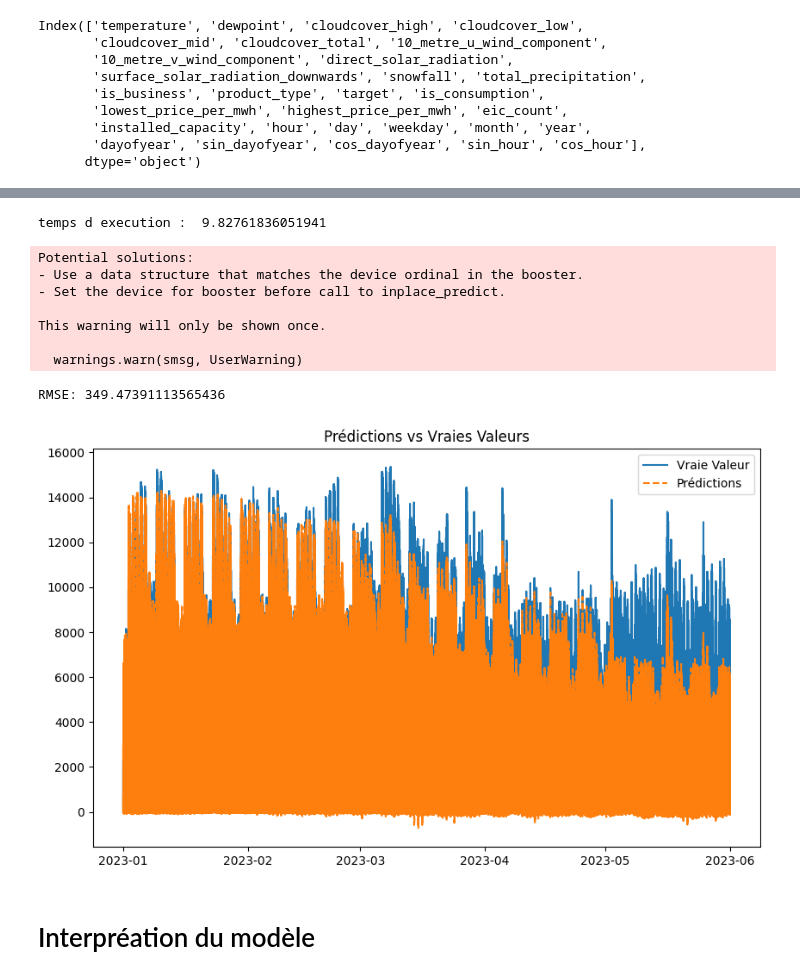
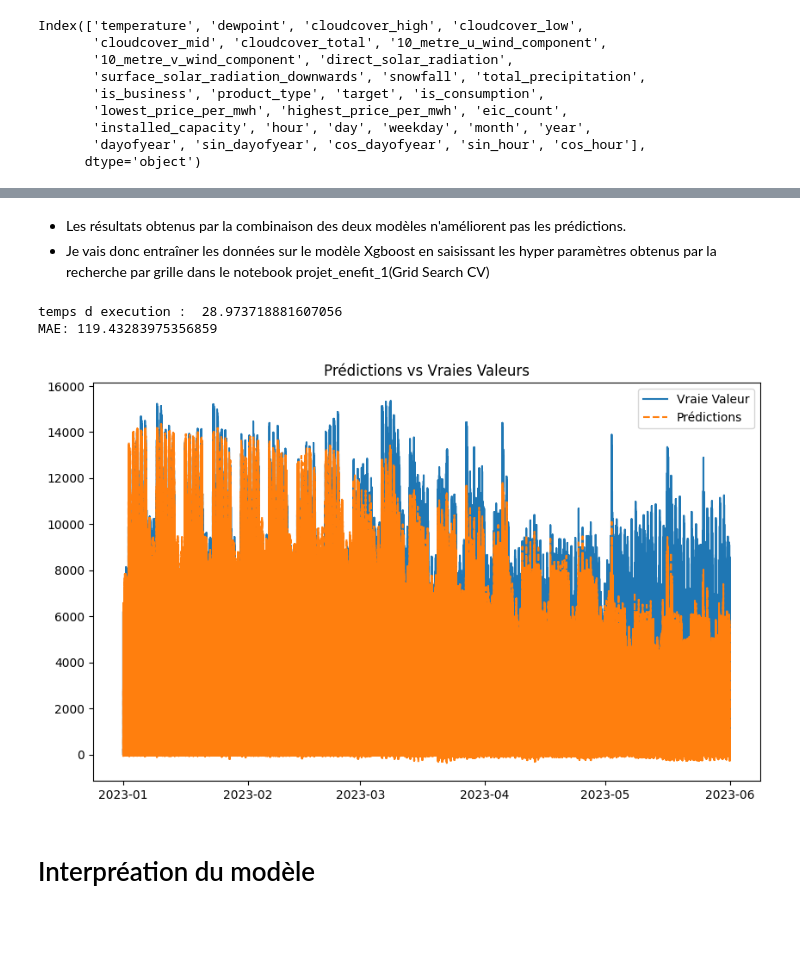
Before and after one commit to Dragomir91/Enefit_prediction_consumption, a Jupyter notebook: project-enefit-2.ipynb, the cells around one changed output, grey strips where cells are left out. Saved outputs shown, nothing was run; the diff lists cells and outputs as text; code cells hidden in the pictures; blank space fills up the shorter version.

Commit message:
update code project enefit 2

```diff
--- a/project-enefit-2.ipynb
+++ b/project-enefit-2.ipynb
@@ -57,18 +30,20 @@ def first_infos(df, name):
     print('nan number :',n_na)
     print(df.info())
 # %%
-dataset_train = pd.read_csv('/kaggle/input/predict-energy-behavior-of-prosumers/train.csv',sep=',')
-dataset_client = pd.read_csv('/kaggle/input/predict-energy-behavior-of-prosumers/client.csv',sep=',')
-dataset_elec_prices = pd.read_csv('/kaggle/input/predict-energy-behavior-of-prosumers/electricity_prices.csv',sep=',')
-dataset_forcast_weather = pd.read_csv('/kaggle/input/predict-energy-behavior-of-prosumers/forecast_weather.csv',sep=',')
-dataset_gas_prices = pd.read_csv('/kaggle/input/predict-energy-behavior-of-prosumers/gas_prices.csv',sep=',')
-dataset_historical_weather = pd.read_csv('/kaggle/input/predict-energy-behavior-of-prosumers/historical_weather.csv',sep=',')
-dataset_weather_station = pd.read_csv('/kaggle/input/predict-energy-behavior-of-prosumers/weather_station_to_county_mapping.csv',sep=',')
-dataset_sample_submission = pd.read_csv('/kaggle/input/predict-energy-behavior-of-prosumers/example_test_files/sample_submission.csv',sep=',')
-dataset_test = pd.read_csv('/kaggle/input/predict-energy-behavior-of-prosumers/example_test_files/test.csv',sep=',')
-dataset_test_client = pd.read_csv('/kaggle/input/predict-energy-behavior-of-prosumers/example_test_files/client.csv',sep=',')
-dataset_test_elec_prices = pd.read_csv('/kaggle/input/predict-energy-behavior-of-prosumers/example_test_files/electricity_prices.csv',sep=',')
-dataset_test_forecast_weather = pd.read_csv('/kaggle/input/predict-energy-behavior-of-prosumers/example_test_files/forecast_weather.csv',sep=',')
-dataset_test_gas_prices = pd.read_csv('/kaggle/input/predict-energy-behavior-of-prosumers/example_test_files/gas_prices.csv',sep=',')
-dataset_test_historical_weather = pd.read_csv('/kaggle/input/predict-energy-behavior-of-prosumers/example_test_files/historical_weather.csv',sep=',')
-dataset_revealed_targets = pd.read_csv('/kaggle/input/predict-energy-behavior-of-prosumers/example_test_files/revealed_targets.csv',sep=',')
+dataset_train = pd.read_csv('/home/drago/Documents/predict_energy/train.csv',sep=',')
+dataset_client = pd.read_csv('/home/drago/Documents/predict_energy/client.csv',sep=',')
+dataset_elec_prices = pd.read_csv('/home/drago/Documents/predict_energy/electricity_prices.csv',sep=',')
+dataset_forcast_weather = pd.read_csv('/home/drago/Documents/predict_energy/forecast_weather.csv',sep=',')
+dataset_gas_prices = pd.read_csv('/home/drago/Documents/predict_energy/gas_prices.csv',sep=',')
+dataset_historical_weather = pd.read_csv('/home/drago/Documents/predict_energy/historical_weather.csv',sep=',')
+dataset_weather_station = pd.read_csv('/home/drago/Documents/predict_energy/weather_station_to_county_mapping.csv',sep=',')
+
+
+dataset_sample_submission = pd.read_csv('/home/drago/Documents/predict_energy/example_test_files/sample_submission.csv',sep=',')
+dataset_test = pd.read_csv('/home/drago/Documents/predict_energy/example_test_files/test.csv',sep=',')
+dataset_test_client = pd.read_csv('/home/drago/Documents/predict_energy/example_test_files/client.csv',sep=',')
+dataset_test_elec_prices = pd.read_csv('/home/drago/Documents/predict_energy/example_test_files/electricity_prices.csv',sep=',')
+dataset_test_forecast_weather = pd.read_csv('/home/drago/Documents/predict_energy/example_test_files/forecast_weather.csv',sep=',')
+dataset_test_gas_prices = pd.read_csv('/home/drago/Documents/predict_energy/example_test_files/gas_prices.csv',sep=',')
+dataset_test_historical_weather = pd.read_csv('/home/drago/Documents/predict_energy/example_test_files/historical_weather.csv',sep=',')
+dataset_revealed_targets = pd.read_csv('/home/drago/Documents/predict_energy/example_test_files/revealed_targets.csv',sep=',')
@@ -174,0 +240,3 @@ df_train_forecast.head(1)
+# %%
+df_train_forecast = merge_dataframe_train(dataset_train, dataset_gas_prices,dataset_client, dataset_elec_prices, dataset_forcast_weather)
+df_train_forecast.head()
@@ -233,3 +531,6 @@ def create_lagged_features(df, target,lags):
+# %% [markdown]
+- Les résultats obtenus par la combinaison des deux modèles n'améliorent pas les prédictions.
+- Je vais donc entraîner les données sur le modèle Xgboost en saisissant les hyper paramètres obtenus par la recherche par grille dans le notebook projet_enefit_1(Grid Search CV)
 # %%
 import time
 
@@ -246,47 +547,40 @@ y_train = df_train_forecast2.target.loc[(df_train_forecast2.index.year>=2021)&(d
 y_test = df_train_forecast2.target.loc[(df_train_forecast2.target.index.year == 2023)]
 
 lags = [1, 2, 3, 7, 14, 40]
 
 X_train_lag = create_lagged_features(X_train,'target',lags=lags)
 X_train_lag.dropna(inplace=True)
 X_test_lag = create_lagged_features(X_test,'target',lags=lags)
 X_test_lag.dropna(inplace=True)
 
 X_train_lag.drop(columns='target',inplace=True)
 X_test_lag.drop(columns='target',inplace=True)
 
 t1 = time.time()
 # Créer et entraîner le modèle XGBoost
-model = XGBRegressor(objective='reg:squarederror', subsample = 0.6, n_estimators=300, learning_rate=0.1, max_depth=6,tree_method='hist', device='cuda')
+model = XGBRegressor(objective='reg:squarederror', subsample = 0.6, n_estimators=300, learning_rate=0.1, max_depth=6,reg_lambda=12,tree_method='hist', device='cuda')
 model.fit(X_train_lag, y_train[40:])
 t2 = time.time()
 print('temps d execution : ', (t2-t1))# Meilleurs paramètres trouvés : {'colsample_bytree': 0.6, 'learning_rate': 0.1, 'max_depth': 6, 'n_estimators': 300, 'subsample': 0.6}
 # Meilleurs paramètres trouvés : {'colsample_bytree': 0.6, 'learning_rate': 0.1, 'max_depth': 6, 'n_estimators': 300, 'subsample': 0.6}
 
 # Faire des prédictions
 y_pred = model.predict(X_test_lag)
 
 # Calculer l'erreur quadratique moyenne
-rmse = np.sqrt(mean_squared_error(y_test[40:], y_pred))
-print(f'RMSE: {rmse}')
+mae = mean_absolute_error(y_test[40:], y_pred)
+print(f'MAE: {mae}')
 
 plt.figure(figsize=(10, 6))
-plt.plot(y_test.index[40:], y_test[40:], label='Vraie Valeur')
+plt.plot(y_test.index, y_test, label='Vraie Valeur')
 plt.plot(y_test.index[40:], y_pred, label='Prédictions', linestyle='--')
 plt.legend()
 plt.title('Prédictions vs Vraies Valeurs')
 plt.show()
 # %% [output]
-temps d execution :  9.82761836051941
+temps d execution :  28.973718881607056
+MAE: 119.43283975356859
-Potential solutions:
-- Use a data structure that matches the device ordinal in the booster.
-- Set the device for booster before call to inplace_predict.
-
-This warning will only be shown once.
-
-  warnings.warn(smsg, UserWarning)
-RMSE: 349.47391113565436
-[figure, old version]
+[figure, new version]
 # %% [markdown]
 # Interpréation du modèle
 # %%
```
Also changed, not shown: parts of 62 cells of this notebook.
